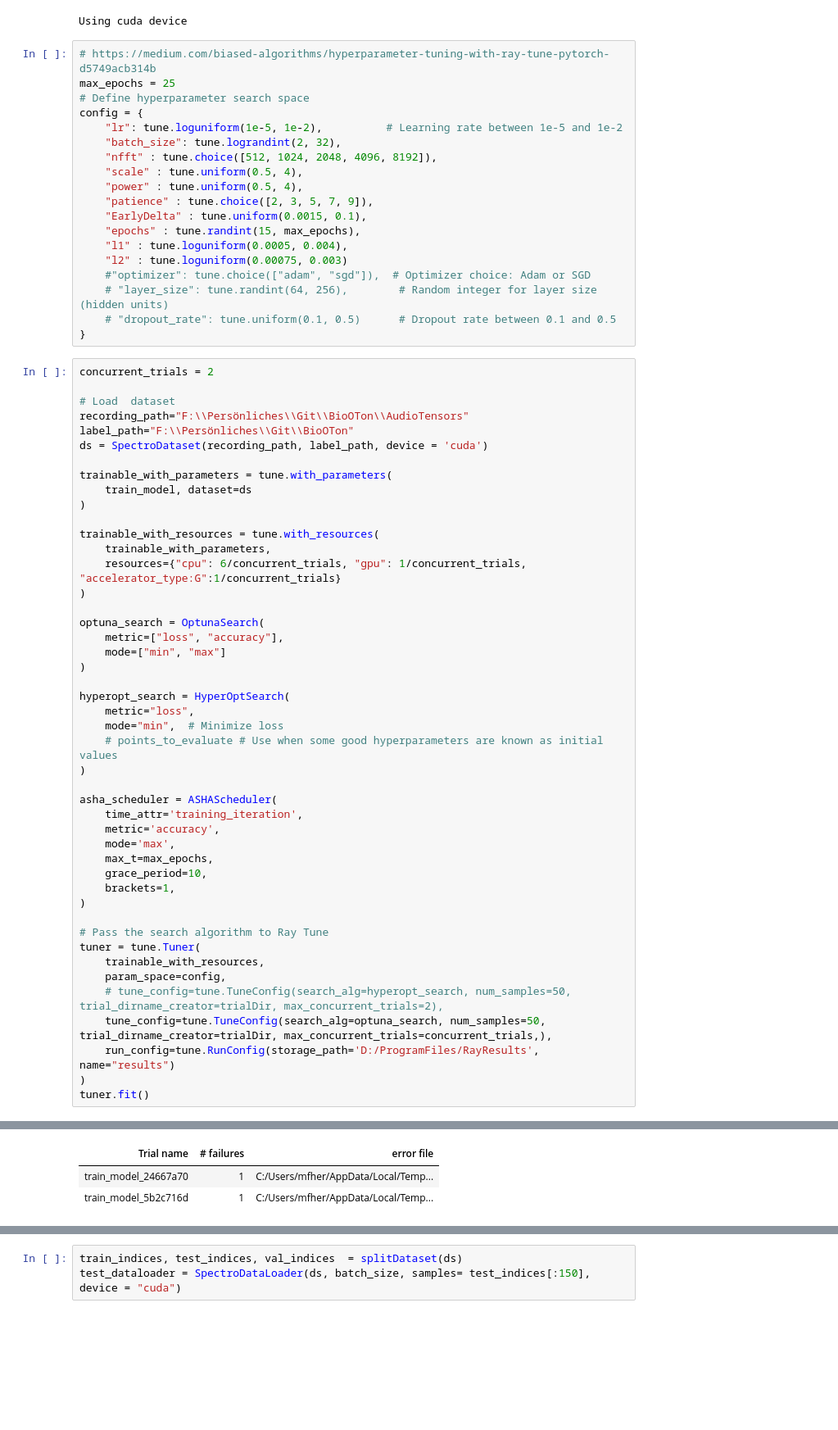
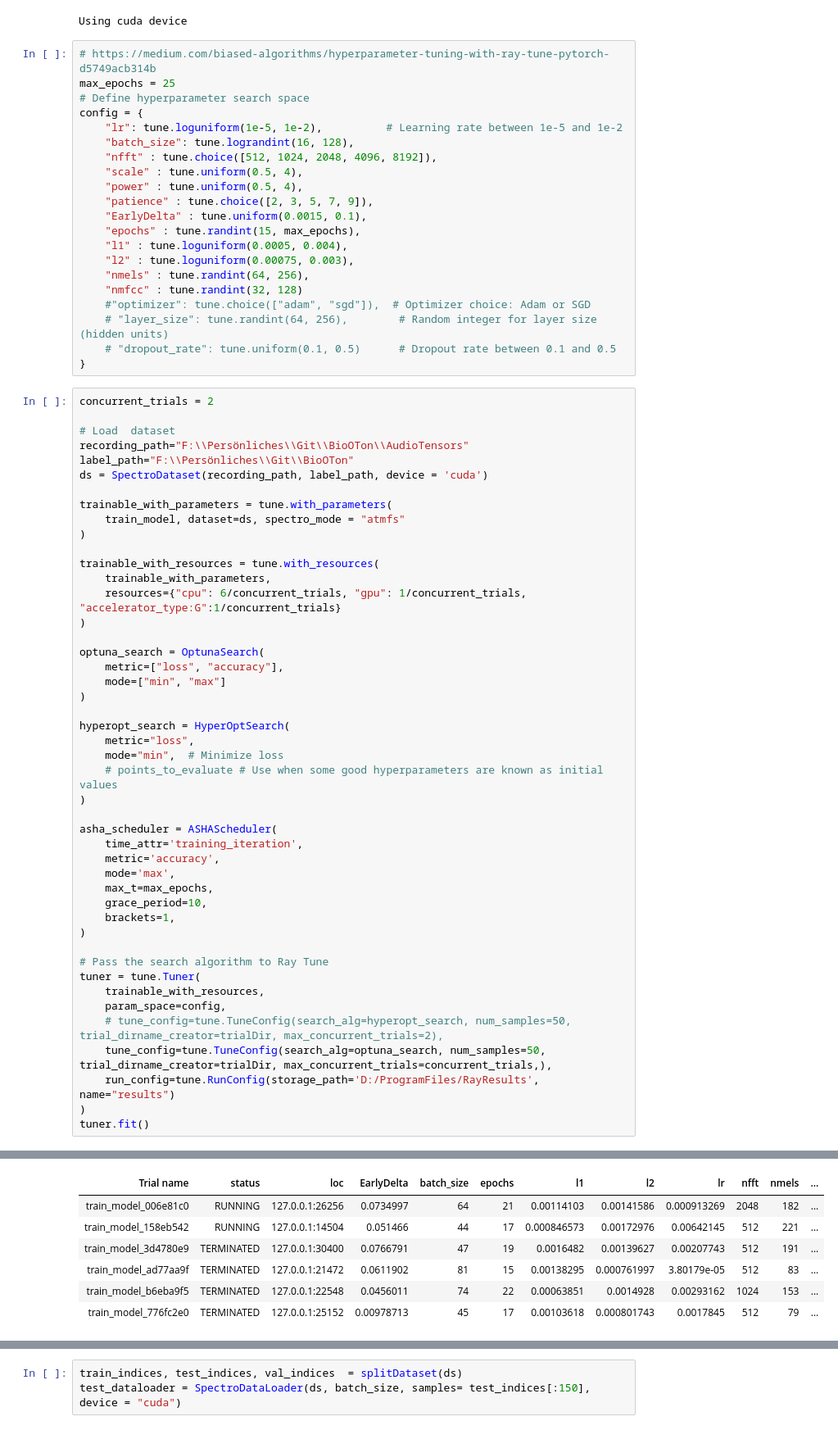
Before and after one commit to mfherrm/BioOTon, a Jupyter notebook: DL_ray_tune.ipynb, the cells around one changed output, grey strips where cells are left out. Shown at 82% size. Cells and saved outputs as stored; diff of their text form; blank space fills up the shorter version.

```diff
--- a/DL_ray_tune.ipynb
+++ b/DL_ray_tune.ipynb
@@ -53,7 +45,7 @@ max_epochs = 25
 # Define hyperparameter search space
 config = {
     "lr": tune.loguniform(1e-5, 1e-2),          # Learning rate between 1e-5 and 1e-2
-    "batch_size": tune.lograndint(2, 32),
+    "batch_size": tune.lograndint(16, 128),
     "nfft" : tune.choice([512, 1024, 2048, 4096, 8192]),
     "scale" : tune.uniform(0.5, 4),
     "power" : tune.uniform(0.5, 4),
@@ -61,7 +53,9 @@ config = {
     "EarlyDelta" : tune.uniform(0.0015, 0.1),
     "epochs" : tune.randint(15, max_epochs),
     "l1" : tune.loguniform(0.0005, 0.004),
-    "l2" : tune.loguniform(0.00075, 0.003)
+    "l2" : tune.loguniform(0.00075, 0.003),
+    "nmels" : tune.randint(64, 256),
+    "nmfcc" : tune.randint(32, 128)
     #"optimizer": tune.choice(["adam", "sgd"]),  # Optimizer choice: Adam or SGD
     # "layer_size": tune.randint(64, 256),        # Random integer for layer size (hidden units)
     # "dropout_rate": tune.uniform(0.1, 0.5)      # Dropout rate between 0.1 and 0.5
@@ -75,7 +69,7 @@ label_path="F:\\Persönliches\\Git\\BioOTon"
 ds = SpectroDataset(recording_path, label_path, device = 'cuda')
 
 trainable_with_parameters = tune.with_parameters(
-    train_model, dataset=ds
+    train_model, dataset=ds, spectro_mode = "atmfs"
 )
 
 trainable_with_resources = tune.with_resources(
@@ -125,3 +118,7 @@ Number of errored trials: 2
-| Trial name | # failures | error file |
-| train_model_24667a70 | 1 | C:/Users/mfher/AppData/Local/Temp... |
-| train_model_5b2c716d | 1 | C:/Users/mfher/AppData/Local/Temp... |
+| Trial name | status | loc | EarlyDelta | batch_size | epochs | l1 | l2 | lr | nfft | nmels | ... |
+| train_model_006e81c0 | RUNNING | 127.0.0.1:26256 | 0.0734997 | 64 | 21 | 0.00114103 | 0.00141586 | 0.000913269 | 2048 | 182 | ... |
+| train_model_158eb542 | RUNNING | 127.0.0.1:14504 | 0.051466 | 44 | 17 | 0.000846573 | 0.00172976 | 0.00642145 | 512 | 221 | ... |
+| train_model_3d4780e9 | TERMINATED | 127.0.0.1:30400 | 0.0766791 | 47 | 19 | 0.0016482 | 0.00139627 | 0.00207743 | 512 | 191 | ... |
+| train_model_ad77aa9f | TERMINATED | 127.0.0.1:21472 | 0.0611902 | 81 | 15 | 0.00138295 | 0.000761997 | 3.80179e-05 | 512 | 83 | ... |
+| train_model_b6eba9f5 | TERMINATED | 127.0.0.1:22548 | 0.0456011 | 74 | 22 | 0.00063851 | 0.0014928 | 0.00293162 | 1024 | 153 | ... |
+| train_model_776fc2e0 | TERMINATED | 127.0.0.1:25152 | 0.00978713 | 45 | 17 | 0.00103618 | 0.000801743 | 0.0017845 | 512 | 79 | ... |
```
Also changed, not shown: parts of 7 cells of this notebook, 8 other files.
